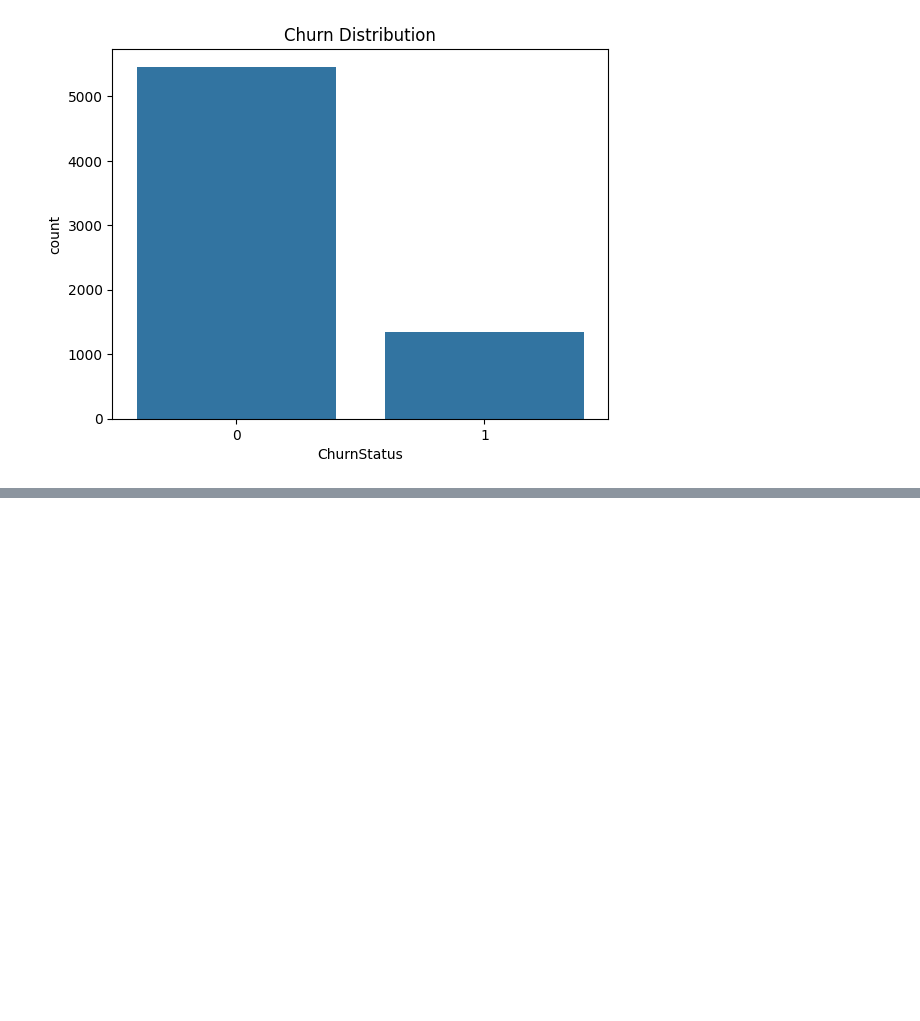
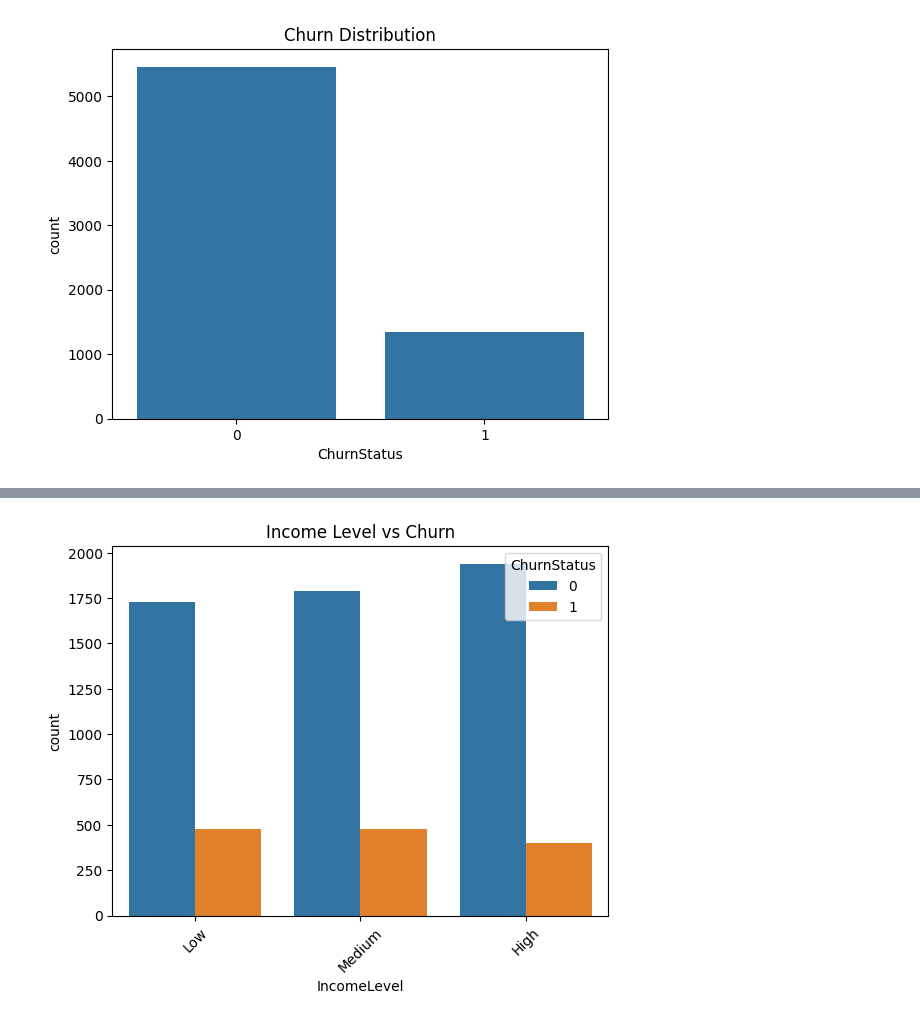
Before and after one commit to VaddeyrajuSaisiddartha/vaddeyrajusaisiddartha-, a Jupyter notebook: quickstarts/Get_started.ipynb, the cells around one changed output, grey strips where cells are left out. Drawn from its saved outputs; the diff is of its cells as text; code cells hidden in the pictures; blank space fills up the shorter version.

```diff
--- a/quickstarts/Get_started.ipynb
+++ b/quickstarts/Get_started.ipynb
@@ -184,0 +191,7 @@ plt.show()
+# %%
+sns.countplot(x='IncomeLevel', hue='ChurnStatus', data=df_merged)
+plt.xticks(rotation=45)
+plt.title("Income Level vs Churn")
+plt.show()
+# %% [output]
+[figure, added]
```
Also changed, not shown: parts of 8 cells of this notebook.
